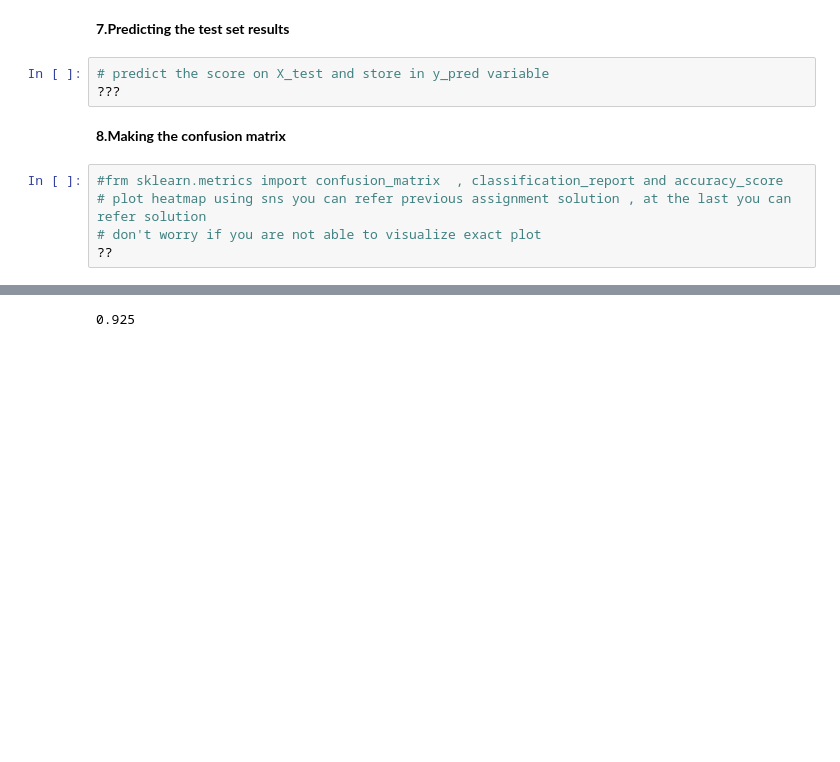
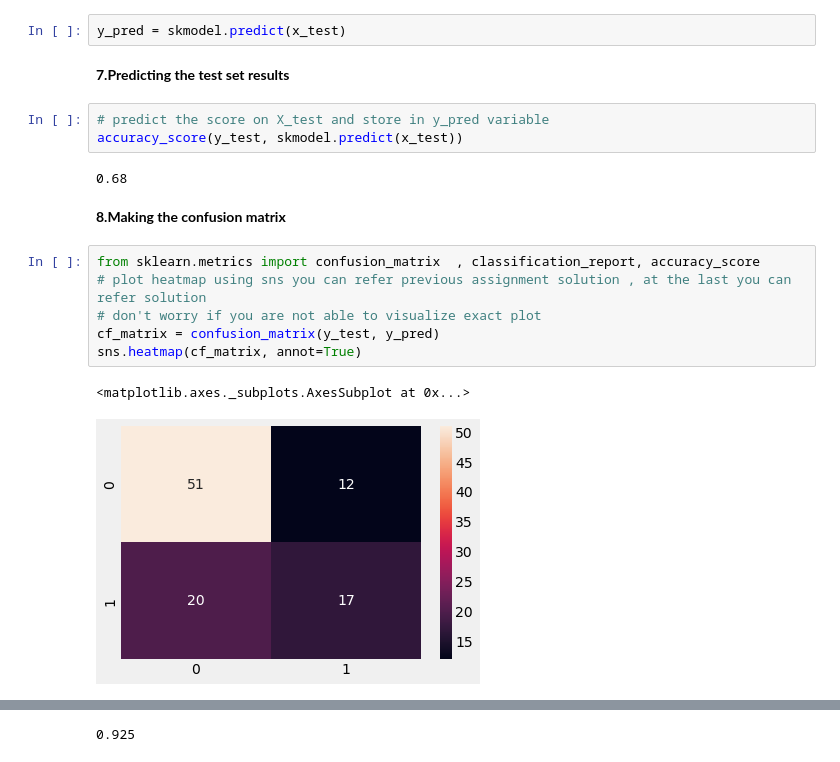
Before and after one commit to chirag300/DataScience, a Jupyter notebook: 22-01-24-KNN/Assignment.ipynb, the cells around one changed output, grey strips where cells are left out. Saved outputs shown, nothing was run; the diff lists cells and outputs as text; blank space fills up the shorter version.

```diff
--- a/22-01-24-KNN/Assignment.ipynb
+++ b/22-01-24-KNN/Assignment.ipynb
@@ -195,12 +191,20 @@ KNeighborsClassifier(n_neighbors=1)
+# %%
+y_pred = skmodel.predict(x_test)
 # %% [markdown]
 **7.Predicting the test set results**
 # %%
 # predict the score on X_test and store in y_pred variable
-???
+accuracy_score(y_test, skmodel.predict(x_test))
+# %% [output]
+0.68
 # %% [markdown]
 **8.Making the confusion matrix**
 # %%
-#frm sklearn.metrics import confusion_matrix  , classification_report and accuracy_score
+from sklearn.metrics import confusion_matrix  , classification_report, accuracy_score
 # plot heatmap using sns you can refer previous assignment solution , at the last you can refer solution
 # don't worry if you are not able to visualize exact plot
-??
+cf_matrix = confusion_matrix(y_test, y_pred)
+sns.heatmap(cf_matrix, annot=True)
+# %% [output]
+<matplotlib.axes._subplots.AxesSubplot at 0x...>
+[figure, added]
```
Also changed, not shown: parts of 14 cells of this notebook.
